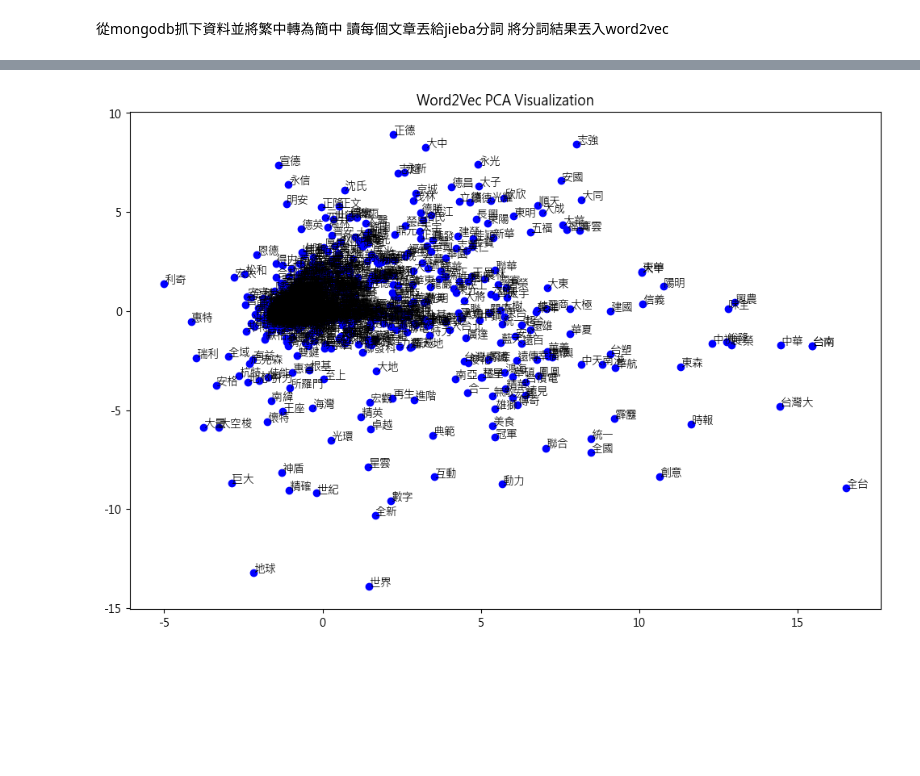
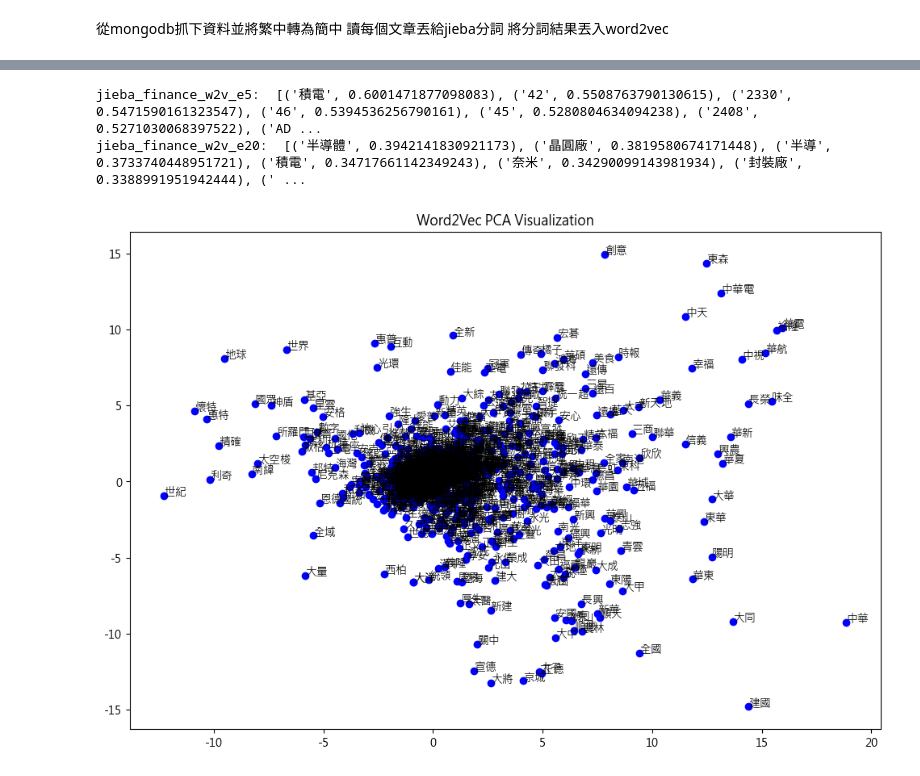
Before and after one commit to IvanT030/-, a Jupyter notebook: tmp.ipynb, the cells around one changed output, grey strips where cells are left out. Saved outputs shown, nothing was run; the diff lists cells and outputs as text; code cells hidden in the pictures; blank space fills up the shorter version.

```diff
--- a/tmp.ipynb
+++ b/tmp.ipynb
@@ -115,28 +282,49 @@ Prefix dict has been built successfully.
 # %%
 from gensim.models import Word2Vec
 
-model = Word2Vec.load('word2vec_stock.model')
+epochs = 5
+model = Word2Vec.load(r'ckip_finance_w2v\word2vec_stock.model')
+#model = Word2Vec.load(rf'jieba_finance_w2v_e{epochs}\word2vec_stock.model')
 
 notInModel = 0
 inModel = 0
-
+not_in_list = []
 with open("stockCompany_traditional.txt", "r", encoding="utf-8") as file:
     for line in file:
         line = line.strip()
         if line in model.wv:
             inModel += 1
         else:
+            not_in_list.append(line)
             notInModel += 1
 
 print(f"有 {inModel} 個公司名稱在模型中")
 print(f"有 {notInModel} 個公司名稱不在模型中")
 
-if "台積電" in model.wv:
-    print("台積電 存在於詞向量模型中")
+# with open("not_in_list.txt", "w", encoding="utf-8") as file:
+#     for name in not_in_list:
+#         file.write(name + "\n")
+
+#see the differnce between ckip and jieba
+setCkip = set()
+setJieba = set()
+with open("not_in_list_ckip.txt", "r", encoding="utf-8") as file:
+    for line in file:
+        line = line.strip()
+        setCkip.add(line)
+with open("not_in_list_jieba.txt", "r", encoding="utf-8") as file:
+    for line in file:
+        line = line.strip()
+        setJieba.add(line)
+if setCkip == setJieba:
+    print("ckip和jieba的結果一樣")
 else:
-    print("台積電 不在詞向量模型中")
+    print("ckip和jieba的結果不一樣")
+    print("ckip有的：", setCkip - setJieba)
+    print("jieba有的：", setJieba - setCkip)
 
-rs = model.wv.most_similar(u"台積電")
-for e in rs:
-    print(e[0], e[1])
+if '台積電' in model.wv:
+    print("台積電在模型中")
+else:
+    print("台積電不在模型中")
 # %% [output]
@@ -153,0 +337,4 @@ for e in rs:
+# %%
+from gensim.models import Word2Vec
+modele5 = Word2Vec.load(rf'jieba_finance_w2v_e{5}\word2vec_stock.model')
+modele20 = Word2Vec.load(rf'jieba_finance_w2v_e{20}\word2vec_stock.model')
@@ -154,3 +354,9 @@ for e in rs:
+# %%
+print("jieba_finance_w2v_e5: ", modele5.wv.most_similar('台積電', topn=10))
+print("jieba_finance_w2v_e20: ", modele20.wv.most_similar('台積電', topn=10))
+# %% [output]
+jieba_finance_w2v_e5:  [('積電', 0.6001471877098083), ('42', 0.5508763790130615), ('2330', 0.5471590161323547), ('46', 0.5394536256790161), ('45', 0.5280804634094238), ('2408', 0.5271030068397522), ('AD ...
+jieba_finance_w2v_e20:  [('半導體', 0.3942141830921173), ('晶圓廠', 0.3819580674171448), ('半導', 0.3733740448951721), ('積電', 0.34717661142349243), ('奈米', 0.34290099143981934), ('封裝廠', 0.3388991951942444), (' ...
 # %%
 import matplotlib.pyplot as plt
 from sklearn.decomposition import PCA
@@ -158,32 +364,32 @@ from gensim.models import Word2Vec
 
 plt.rcParams['font.sans-serif'] = ['Microsoft JhengHei'] # 修改中文字體
 plt.rcParams['axes.unicode_minus'] = False # 顯示負號
 
 # 1. 读取文件，获取要可视化的词
 with open("stockCompany_traditional.txt", "r", encoding="utf-8") as file:
     words = [line.strip() for line in file if line.strip()]  # 只取非空行
 
 # 2. 加载已有 Word2Vec 模型
-model = Word2Vec.load("word2vec_stock.model")
+model = Word2Vec.load(r"ckip_finance_w2v\word2vec_stock.model")
 
 # 3. 过滤出词向量（确保词在模型中）
 valid_words = [word for word in words if word in model.wv]
 vectors = [model.wv[word] for word in valid_words]
 
 # 4. 用 PCA 降维到 2D
 pca = PCA(n_components=2)
 reduced_vectors = pca.fit_transform(vectors)
 
 # 5. 画图
 plt.figure(figsize=(12, 8))
 plt.scatter(reduced_vectors[:, 0], reduced_vectors[:, 1], color="blue")
 
 
 # 添加词标签
 for i, word in enumerate(valid_words):
     plt.annotate(word, (reduced_vectors[i, 0], reduced_vectors[i, 1]))
 
 plt.title("Word2Vec PCA Visualization")
 plt.show()
 # %% [output]
-[figure, old version]
+[figure, new version]
```
Also changed, not shown: parts of 15 cells of this notebook, 3 other files.
